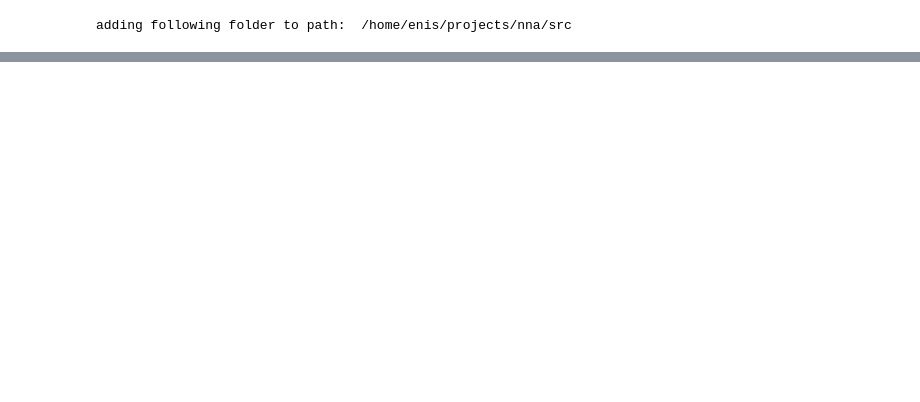
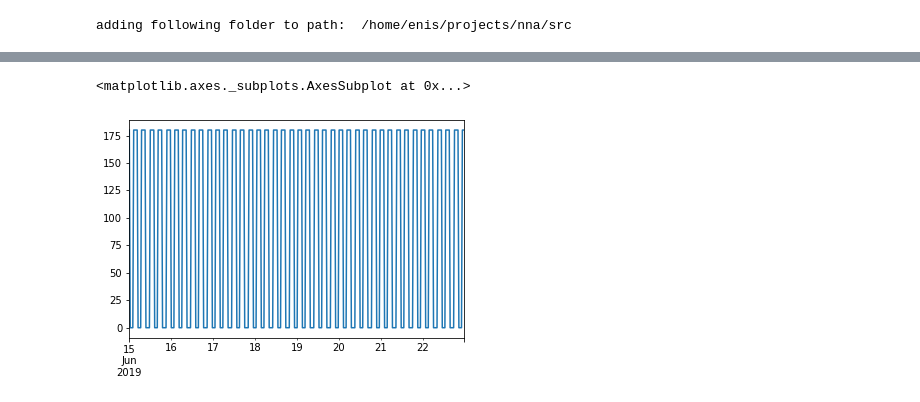
Before and after one commit to speechLabBcCuny/nnaAudiosetClassification, a Jupyter notebook: notebooks/Visualizations/visualizations_Real.ipynb, the cells around one changed output, grey strips where cells are left out. Cells and saved outputs as stored; diff of their text form; code cells hidden in the pictures; blank space fills up the shorter version.

```diff
--- a/notebooks/Visualizations/visualizations_Real.ipynb
+++ b/notebooks/Visualizations/visualizations_Real.ipynb
@@ -247,0 +231,4 @@ fig.savefig("all_"+selected_tag_name+"_weather_"+freq +'.png')
+# %%
+a=df_count._SONGBIRD[df_count._SONGBIRD>0]["2019-6-15":"2019-6-22"]
+b=df_sums._SONGBIRD[df_sums._SONGBIRD>0]["2019-6-15":"2019-6-22"]
+c=df_freq._SONGBIRD[df_freq._SONGBIRD>0]["2019-6-15":"2019-6-22"]
@@ -247,0 +258,5 @@ fig.savefig("all_"+selected_tag_name+"_weather_"+freq +'.png')
+# %%
+a.plot()
+# %% [output]
+<matplotlib.axes._subplots.AxesSubplot at 0x...>
+[figure, added]
```
Also changed, not shown: parts of 78 cells of this notebook, 15 other files.
